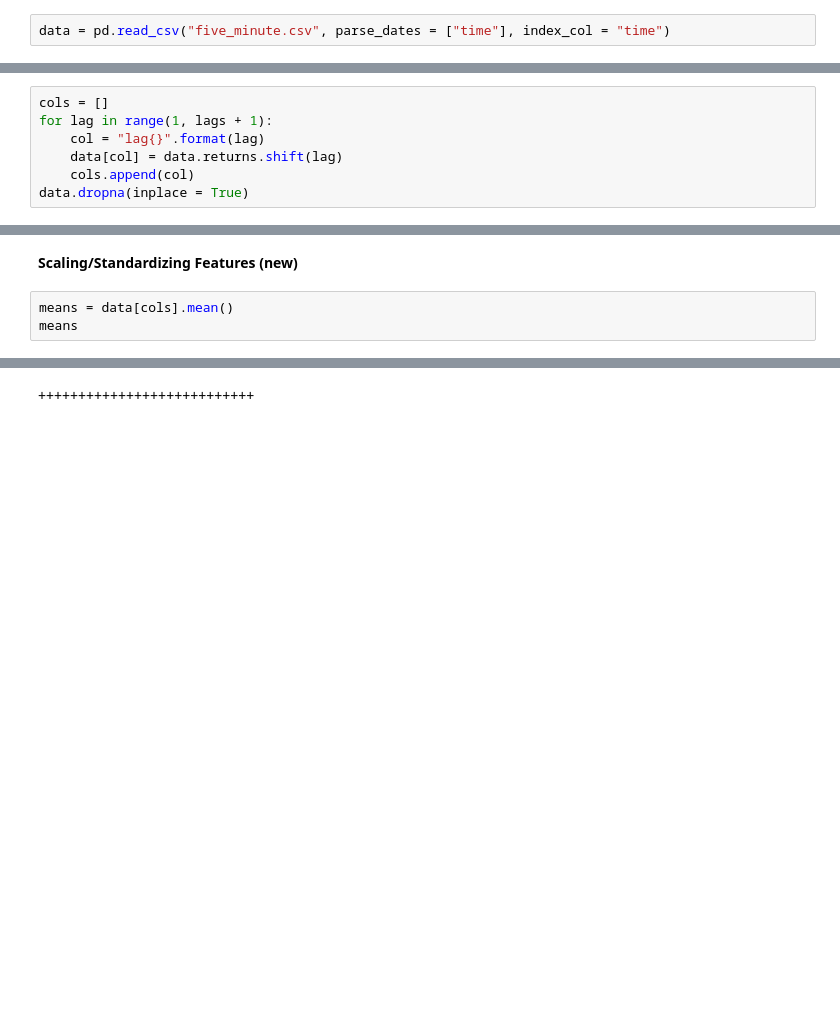
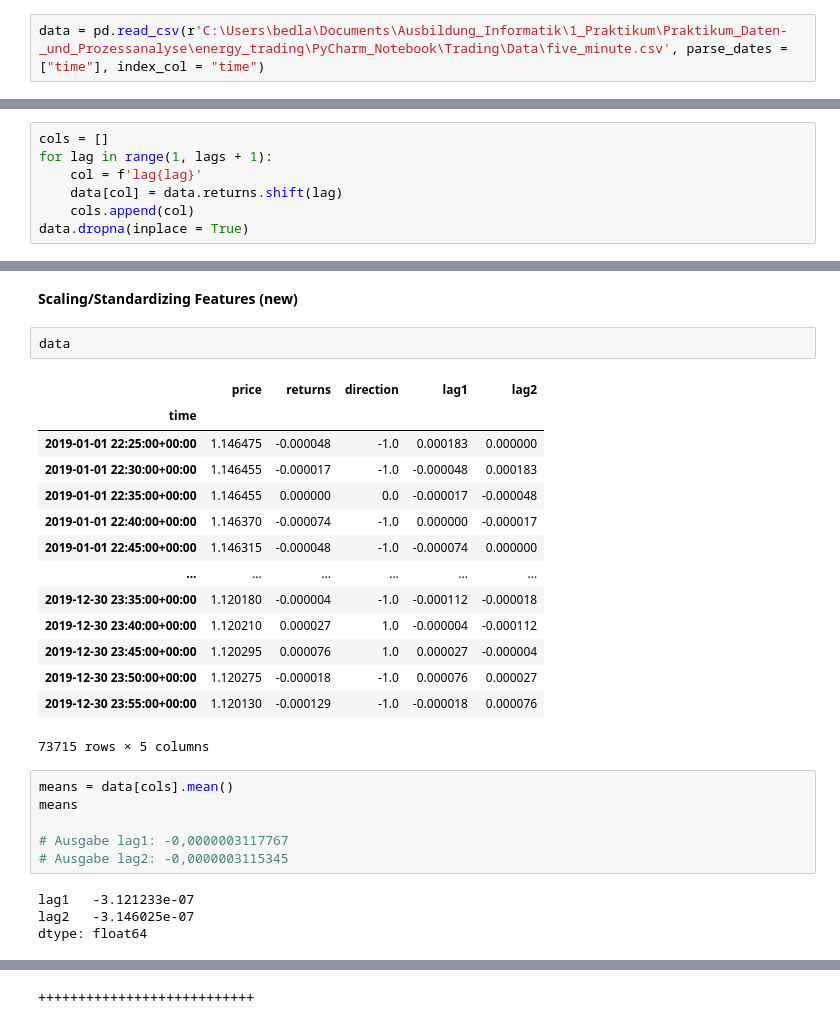
Before and after one commit to Qbannes/energy_trading, a Jupyter notebook: PyCharm_Notebook/Trading/Oanda_implementation.ipynb, the cells around one changed output, grey strips where cells are left out. Saved outputs shown, nothing was run; the diff lists cells and outputs as text; blank space fills up the shorter version.

```diff
--- a/PyCharm_Notebook/Trading/Oanda_implementation.ipynb
+++ b/PyCharm_Notebook/Trading/Oanda_implementation.ipynb
@@ -1204,6 +1204,6 @@ import numpy as np
 from sklearn.linear_model import LogisticRegression
 from sklearn.multiclass import OneVsRestClassifier # added (from sklearn v. 1.7)
 # %%
-data = pd.read_csv("five_minute.csv", parse_dates = ["time"], index_col = "time")
+data = pd.read_csv(r'C:\Users\bedla\Documents\Ausbildung_Informatik\1_Praktikum\Praktikum_Daten-_und_Prozessanalyse\energy_trading\PyCharm_Notebook\Trading\Data\five_minute.csv', parse_dates = ["time"], index_col = "time")
 # %%
 data
@@ -1220,7 +1285,7 @@ lags = 2
 # %%
 cols = []
 for lag in range(1, lags + 1):
-    col = "lag{}".format(lag)
+    col = f'lag{lag}'
     data[col] = data.returns.shift(lag)
     cols.append(col)
 data.dropna(inplace = True)
@@ -1228,6 +1293,30 @@ data.dropna(inplace = True)
 ++++++++++++++++++++++++++++
 # %% [markdown]
 __Scaling/Standardizing Features (new)__
+# %%
+data
+# %% [output]
+|  | price | returns | direction | lag1 | lag2 |
+| time |  |  |  |  |  |
+| 2019-01-01 22:25:00+00:00 | 1.146475 | -0.000048 | -1.0 | 0.000183 | 0.000000 |
+| 2019-01-01 22:30:00+00:00 | 1.146455 | -0.000017 | -1.0 | -0.000048 | 0.000183 |
+| 2019-01-01 22:35:00+00:00 | 1.146455 | 0.000000 | 0.0 | -0.000017 | -0.000048 |
+| 2019-01-01 22:40:00+00:00 | 1.146370 | -0.000074 | -1.0 | 0.000000 | -0.000017 |
+| 2019-01-01 22:45:00+00:00 | 1.146315 | -0.000048 | -1.0 | -0.000074 | 0.000000 |
+| ... | ... | ... | ... | ... | ... |
+| 2019-12-30 23:35:00+00:00 | 1.120180 | -0.000004 | -1.0 | -0.000112 | -0.000018 |
+| 2019-12-30 23:40:00+00:00 | 1.120210 | 0.000027 | 1.0 | -0.000004 | -0.000112 |
+| 2019-12-30 23:45:00+00:00 | 1.120295 | 0.000076 | 1.0 | 0.000027 | -0.000004 |
+| 2019-12-30 23:50:00+00:00 | 1.120275 | -0.000018 | -1.0 | 0.000076 | 0.000027 |
+| 2019-12-30 23:55:00+00:00 | 1.120130 | -0.000129 | -1.0 | -0.000018 | 0.000076 |
+73715 rows × 5 columns
 # %%
 means = data[cols].mean()
 means
+
+# Ausgabe lag1: -0,0000003117767
+# Ausgabe lag2: -0,0000003115345
+# %% [output]
+lag1   -3.121233e-07
+lag2   -3.146025e-07
+dtype: float64
```
Also changed, not shown: parts of 27 cells of this notebook, 13 other files.
